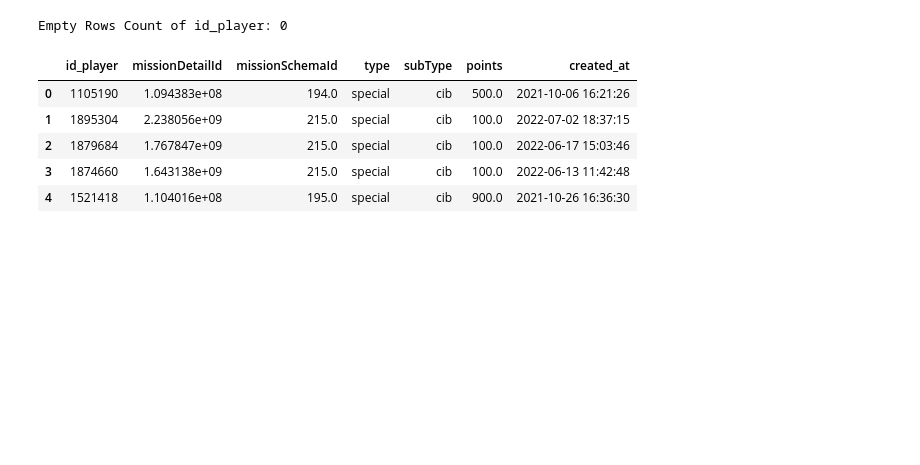
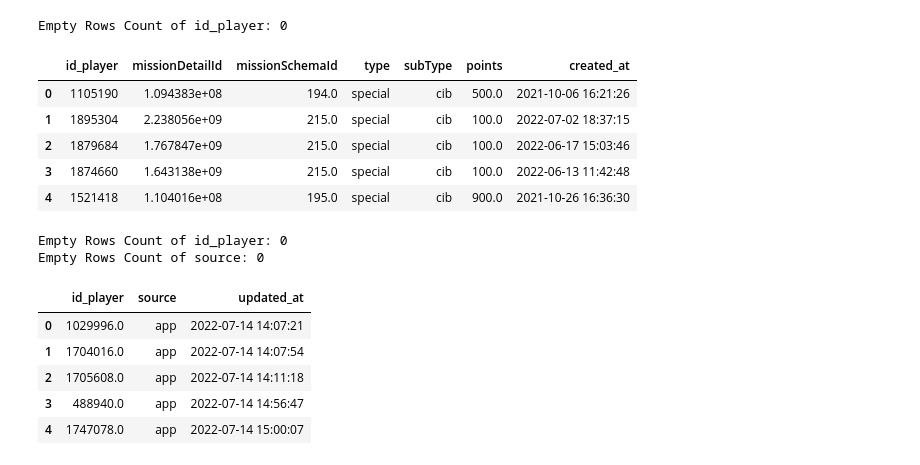
Before and after one commit to maazhussaini/Fater-Challenge, a Jupyter notebook: PythonCode/Code.ipynb, the cells around one changed output. Cells and saved outputs as stored; diff of their text form; code cells hidden in the pictures; blank space fills up the shorter version.

```diff
--- a/PythonCode/Code.ipynb
+++ b/PythonCode/Code.ipynb
@@ -346,3 +398,16 @@ Empty Rows Count of id_player: 0
 | 2 | 1879684 | 1.767847e+09 | 215.0 | special | cib | 100.0 | 2022-06-17 15:03:46 |
 | 3 | 1874660 | 1.643138e+09 | 215.0 | special | cib | 100.0 | 2022-06-13 11:42:48 |
 | 4 | 1521418 | 1.104016e+08 | 195.0 | special | cib | 900.0 | 2021-10-26 16:36:30 |
+# %%
+app_access_df = empty_cell(empty_cell(pd.read_csv("./DataSets/app_accesses.csv"), "id_player"), "source")
+
+app_access_df.head()
+# %% [output]
+Empty Rows Count of id_player: 0
+Empty Rows Count of source: 0
+|  | id_player | source | updated_at |
+| 0 | 1029996.0 | app | 2022-07-14 14:07:21 |
+| 1 | 1704016.0 | app | 2022-07-14 14:07:54 |
+| 2 | 1705608.0 | app | 2022-07-14 14:11:18 |
+| 3 | 488940.0 | app | 2022-07-14 14:56:47 |
+| 4 | 1747078.0 | app | 2022-07-14 15:00:07 |
```
Also changed, not shown: parts of 14 cells of this notebook.
